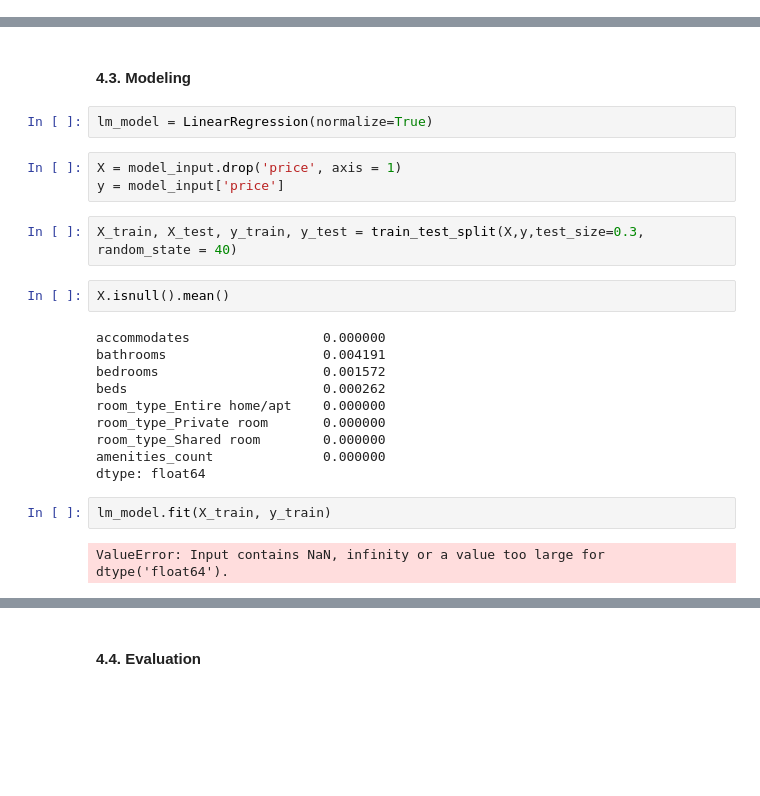
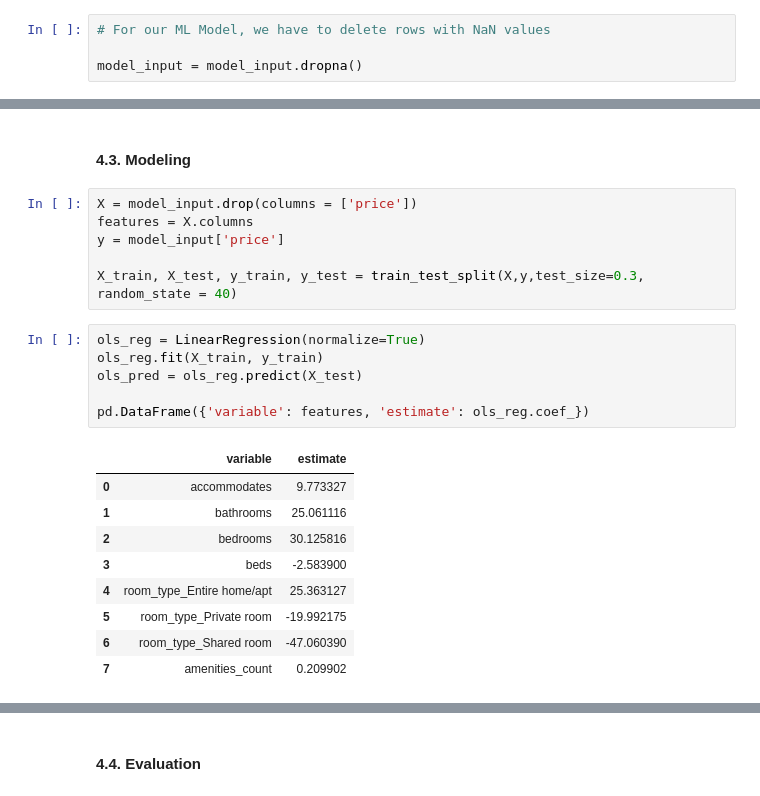
Before and after one commit to ttheoto/Udacity_Airbnb_Project, a Jupyter notebook: Airbnb_Seattle_Exploration.ipynb, the cells around one changed output, grey strips where cells are left out. Drawn from its saved outputs; the diff is of its cells as text; blank space fills up the shorter version.

```diff
--- a/Airbnb_Seattle_Exploration.ipynb
+++ b/Airbnb_Seattle_Exploration.ipynb
@@ -1186,6 +1190,10 @@ for element in nan_values:
              format(element*100, drop_col))
 # %% [output]
 The following column with 97.46% of missing values was deleted: square_feet
+# %%
+# For our ML Model, we have to delete rows with NaN values
+
+model_input = model_input.dropna()
 # %%
 # Creating dummy variables for our categorical data
 model_input = pd.get_dummies(model_input, columns = ['property_type','room_type'])
@@ -1212,26 +1220,25 @@ drop_col = [x for x in model_input.columns if x.find('property_type') != -1]
 model_input = model_input.drop(columns=drop_col)
 # %% [markdown]
 #### 4.3. Modeling
-# %%
-lm_model = LinearRegression(normalize=True)
-# %%
-X = model_input.drop('price', axis = 1)
-y = model_input['price']
 # %%
+X = model_input.drop(columns = ['price'])
+features = X.columns
+y = model_input['price']
+
 X_train, X_test, y_train, y_test = train_test_split(X,y,test_size=0.3, random_state = 40)
-# %%
-X.isnull().mean()
-# %% [output]
-accommodates                 0.000000
-bathrooms                    0.004191
-bedrooms                     0.001572
-beds                         0.000262
-room_type_Entire home/apt    0.000000
-room_type_Private room       0.000000
-room_type_Shared room        0.000000
-amenities_count              0.000000
-dtype: float64
-# %%
-lm_model.fit(X_train, y_train)
-# %% [output]
-ValueError: Input contains NaN, infinity or a value too large for dtype('float64').
+# %%
+ols_reg = LinearRegression(normalize=True)
+ols_reg.fit(X_train, y_train)
+ols_pred = ols_reg.predict(X_test)
+
+pd.DataFrame({'variable': features, 'estimate': ols_reg.coef_})
+# %% [output]
+|  | variable | estimate |
+| 0 | accommodates | 9.773327 |
+| 1 | bathrooms | 25.061116 |
+| 2 | bedrooms | 30.125816 |
+| 3 | beds | -2.583900 |
+| 4 | room_type_Entire home/apt | 25.363127 |
+| 5 | room_type_Private room | -19.992175 |
+| 6 | room_type_Shared room | -47.060390 |
+| 7 | amenities_count | 0.209902 |
```
Also changed, not shown: parts of 6 cells of this notebook.
